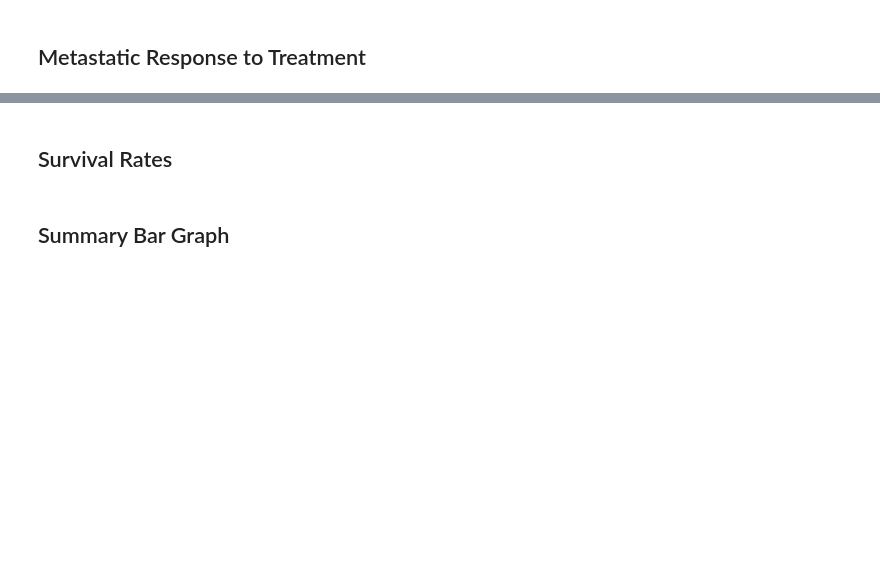
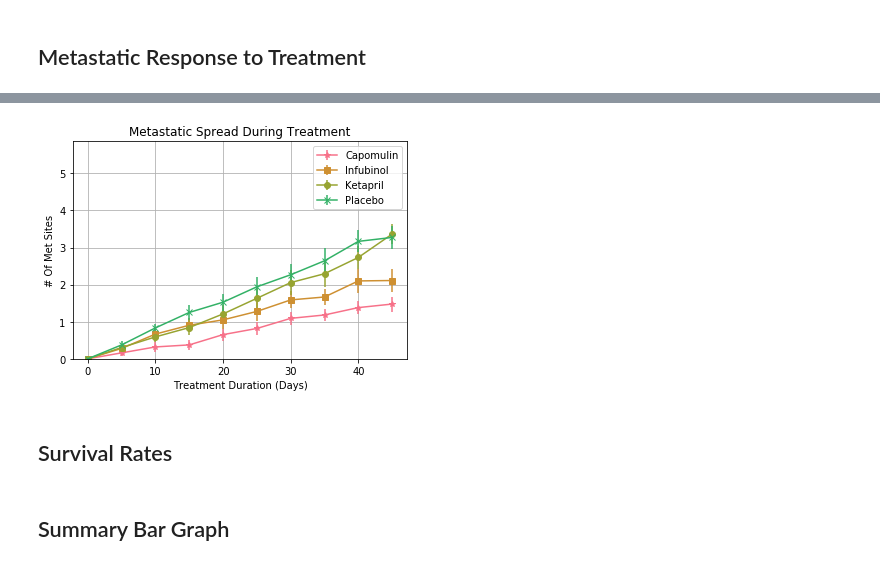
Before and after one commit to shuck0407/Pymaceuticals-Work, a Jupyter notebook: Huckleberry_pymaceuticals.ipynb, the cells around one changed output, grey strips where cells are left out. Drawn from its saved outputs; the diff is of its cells as text; code cells hidden in the pictures; blank space fills up the shorter version.

```diff
--- a/Huckleberry_pymaceuticals.ipynb
+++ b/Huckleberry_pymaceuticals.ipynb
@@ -249,0 +323,10 @@ plt.show()
+# %%
+# Minor Data Munging to Re-Format the Data Frames
+
+# Preview that Reformatting worked
+
+#Pivot the AVG mets dataframe so that the drugs are the columns and the index is the timepoint
+drug_met_avg_df = drug_met_avg_df.pivot(index='Timepoint', columns = 'Drug', values = 'Average Met Sites')
+
+#Pivot the SEM volume dataframe so that the drugs are the columns and the index is the timepoint
+drug_mets_sem_df = drug_mets_sem_df.pivot(index='Timepoint', columns = 'Drug', values = 'SEM Met Sites')
@@ -250,3 +378,44 @@ plt.show()
+# %%
+# Generate the Plot (with Error Bars)
+
+current_palette_8 = sns.color_palette("husl", 8)
+sns.set_palette(current_palette_8)
+
+#Add a bit to the max mets so that the lines aren't going off the edge of the graph
+max_mets = max_mets + 0.5
+
+plt.grid(True)
+plt.ylim(min_mets, max_mets)
+plt.ylabel("# Of Met Sites")
+plt.xlabel("Treatment Duration (Days)")
+plt.title("Metastatic Spread During Treatment")
+
+
+#plot the metastatic spread over time for each drug
+
+#Get the values for the x-axis
+time = list(drug_met_avg_df.index.values)
+
+#Plot Capomulin
+plt.errorbar(time, capo_met_means, capo_met_sem, marker = "*", label = "Capomulin")
+
+#Plot Infubinol
+plt.errorbar(time, infub_met_means, infub_met_sem, marker = "s", label = "Infubinol")
+
+#Plot Ketapril
+plt.errorbar(time, keta_met_means, keta_met_sem, marker = "o", label = "Ketapril")
+
+#Plot Placebo
+plt.errorbar(time, placebo_met_means, placebo_met_sem, marker = "x", label = "Placebo")
+
+plt.legend(frameon=True)
+
+
+plt.savefig('Metastatic Spread.png')
+
+plt.show()
+# %% [output]
+[figure, added]
 # %%
 # Generate the Plot (with Error Bars)
 
```
Also changed, not shown: parts of 14 cells of this notebook, 2 other files.
